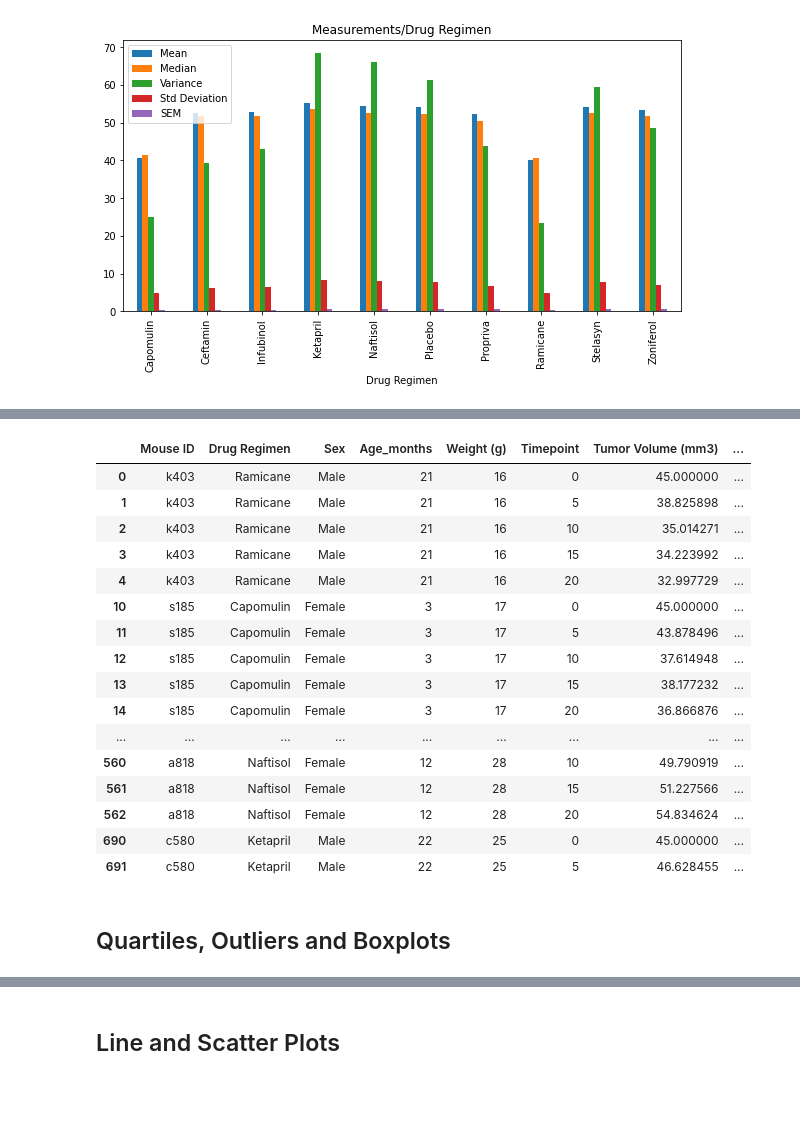
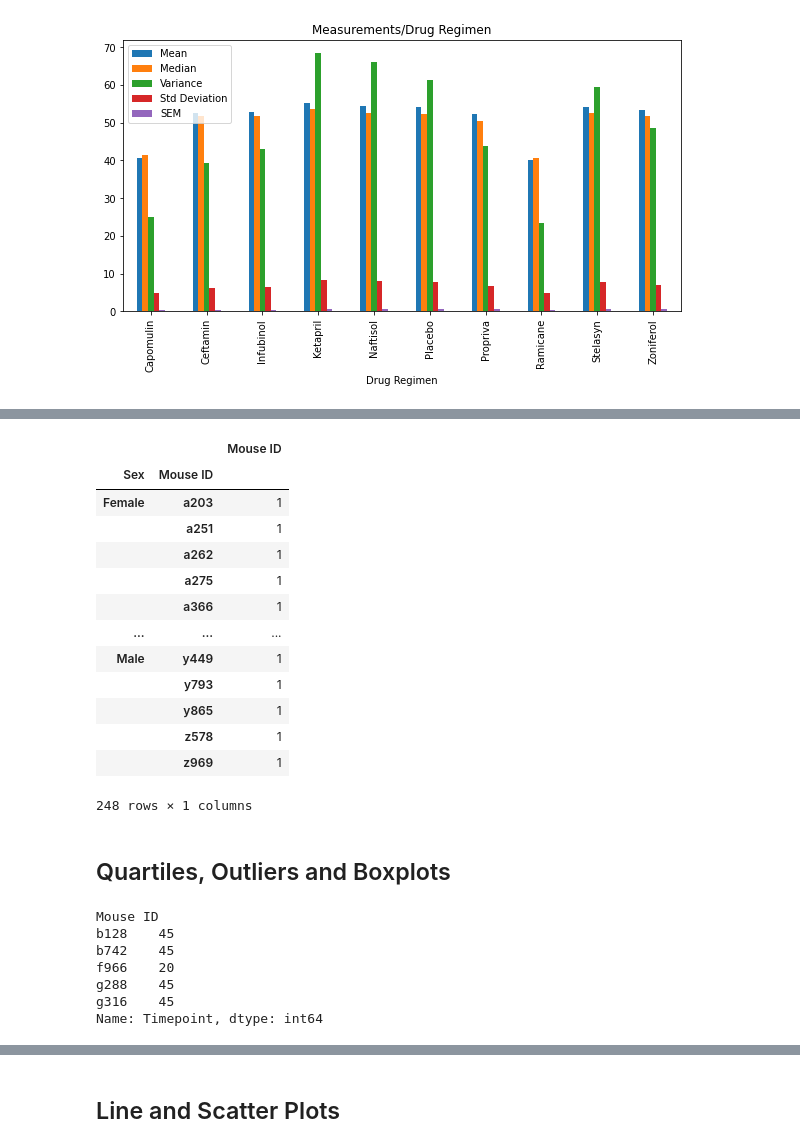
Before and after one commit to g8r1fl/matplotlib-challege, a Jupyter notebook: Pymaceuticals/pymaceuticals_starter.ipynb, the cells around one changed output, grey strips where cells are left out. Cells and saved outputs as stored; diff of their text form; code cells hidden in the pictures; blank space fills up the shorter version.

```diff
--- a/Pymaceuticals/pymaceuticals_starter.ipynb
+++ b/Pymaceuticals/pymaceuticals_starter.ipynb
@@ -214,29 +255,29 @@ KeyError: 'Drug Regime'
 # %%
 # Generate a pie plot showing the distribution of female versus male mice using pandas
-cleaned_mice_df.columns
+sex_df =cleaned_mice_df.groupby(['Sex','Mouse ID'])
+sex_df['Mouse ID'].nunique()
 
+df = pd.DataFrame(sex_df["Mouse ID"].nunique())
+# df[df['Sex'] == 'Male'].sum()
+df
 # cleaned_mice_df.groupby["Mouse ID"][cleaned_mice_df['Sex'] == 'Female'].count()
-grouped_by_ID = cleaned_mice_df.groupby(['Drug Regimen'])
-
-grouped_by_ID.head()
+# grouped_by_ID = cleaned_mice_df.groupby(['Drug Regimen'])
+# male_df =cleaned_mice_df.groupby(cleaned_mice_df['Mouse ID'] == "Male")
 # %% [output]
-|  | Mouse ID | Drug Regimen | Sex | Age_months | Weight (g) | Timepoint | Tumor Volume (mm3) | ... |
-| 0 | k403 | Ramicane | Male | 21 | 16 | 0 | 45.000000 | ... |
-| 1 | k403 | Ramicane | Male | 21 | 16 | 5 | 38.825898 | ... |
-| 2 | k403 | Ramicane | Male | 21 | 16 | 10 | 35.014271 | ... |
-| 3 | k403 | Ramicane | Male | 21 | 16 | 15 | 34.223992 | ... |
-| 4 | k403 | Ramicane | Male | 21 | 16 | 20 | 32.997729 | ... |
-| 10 | s185 | Capomulin | Female | 3 | 17 | 0 | 45.000000 | ... |
-| 11 | s185 | Capomulin | Female | 3 | 17 | 5 | 43.878496 | ... |
-| 12 | s185 | Capomulin | Female | 3 | 17 | 10 | 37.614948 | ... |
-| 13 | s185 | Capomulin | Female | 3 | 17 | 15 | 38.177232 | ... |
-| 14 | s185 | Capomulin | Female | 3 | 17 | 20 | 36.866876 | ... |
-| ... | ... | ... | ... | ... | ... | ... | ... | ... |
-| 560 | a818 | Naftisol | Female | 12 | 28 | 10 | 49.790919 | ... |
-| 561 | a818 | Naftisol | Female | 12 | 28 | 15 | 51.227566 | ... |
-| 562 | a818 | Naftisol | Female | 12 | 28 | 20 | 54.834624 | ... |
-| 690 | c580 | Ketapril | Male | 22 | 25 | 0 | 45.000000 | ... |
-| 691 | c580 | Ketapril | Male | 22 | 25 | 5 | 46.628455 | ... |
+|  |  | Mouse ID |
+| Sex | Mouse ID |  |
+| Female | a203 | 1 |
+|  | a251 | 1 |
+|  | a262 | 1 |
+|  | a275 | 1 |
+|  | a366 | 1 |
+| ... | ... | ... |
+| Male | y449 | 1 |
+|  | y793 | 1 |
+|  | y865 | 1 |
+|  | z578 | 1 |
+|  | z969 | 1 |
+248 rows × 1 columns
 # %%
 # Generate a pie plot showing the distribution of female versus male mice using pyplot
 # %% [markdown]
@@ -245,8 +286,22 @@ grouped_by_ID.head()
 # Matplotlib - Day 3 - Activity 3
 # Calculate the final tumor volume of each mouse across four of the treatment regimens:
 # Capomulin, Ramicane, Infubinol, and Ceftamin
+# capomulin_df = cleaned_mice_df[[cleaned_mice_df['Drug Regimen'] == 'Capomulin','Mouse ID','Tumor Volume (mm3)']]
+capomulin_df = cleaned_mice_df[cleaned_mice_df['Drug Regimen'] == 'Capomulin']
+group_capo = capomulin_df.groupby(['Mouse ID'])
+final_capo_time = group_capo['Timepoint'].max()
 
+# grouped_regimen = cleaned_mice_df.groupby(['Drug Regimen'])
+# mean = grouped_regimen['Tumor Volume (mm3)'].mean()
 # Start by getting the last (greatest) timepoint for each mouse
-
+final_capo_time.head()
 
 # Merge this group df with the original dataframe to get the tumor volume at the last timepoint
+# %% [output]
+Mouse ID
+b128    45
+b742    45
+f966    20
+g288    45
+g316    45
+Name: Timepoint, dtype: int64
```
Also changed, not shown: parts of 5 cells of this notebook.
